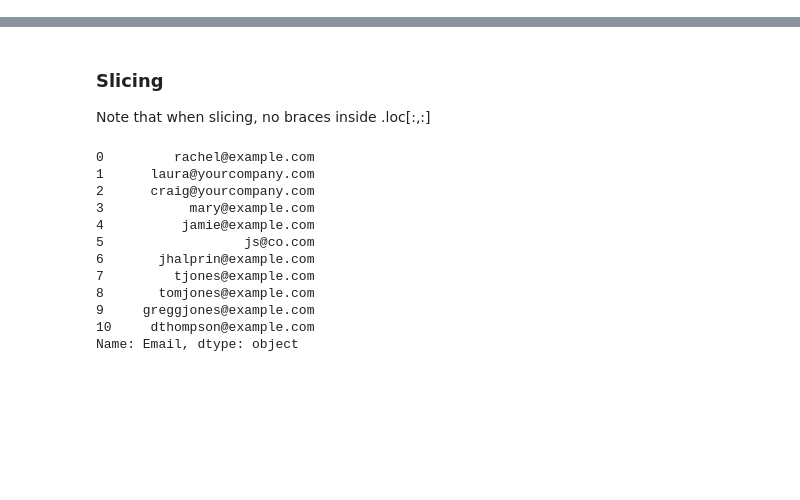
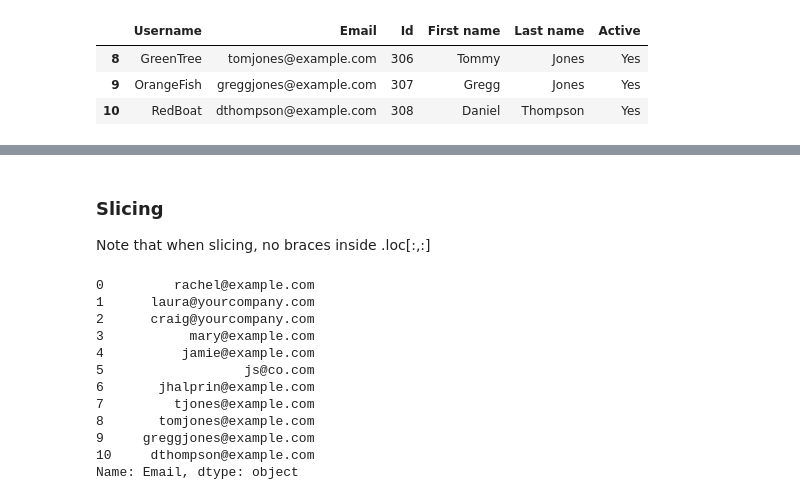
Before and after one commit to karadasmurat/python, a Jupyter notebook: data_science/pandas_demo.ipynb, the cells around one changed output, grey strips where cells are left out. Saved outputs shown, nothing was run; the diff lists cells and outputs as text; code cells hidden in the pictures; blank space fills up the shorter version.

```diff
--- a/data_science/pandas_demo.ipynb
+++ b/data_science/pandas_demo.ipynb
@@ -24,0 +178,7 @@ df
+# %%
+df.tail(3)
+# %% [output]
+|  | Username | Email | Id | First name | Last name | Active |
+| 8 | GreenTree | tomjones@example.com | 306 | Tommy | Jones | Yes |
+| 9 | OrangeFish | greggjones@example.com | 307 | Gregg | Jones | Yes |
+| 10 | RedBoat | dthompson@example.com | 308 | Daniel | Thompson | Yes |
```
Also changed, not shown: parts of 47 cells of this notebook, 14 other files.
